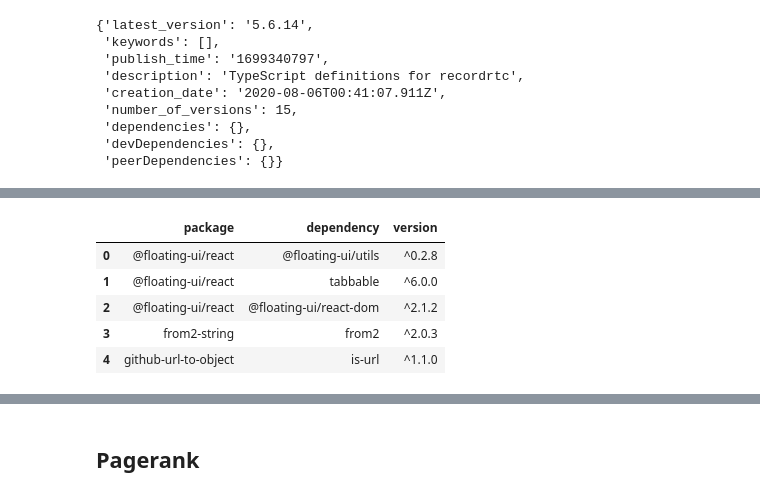
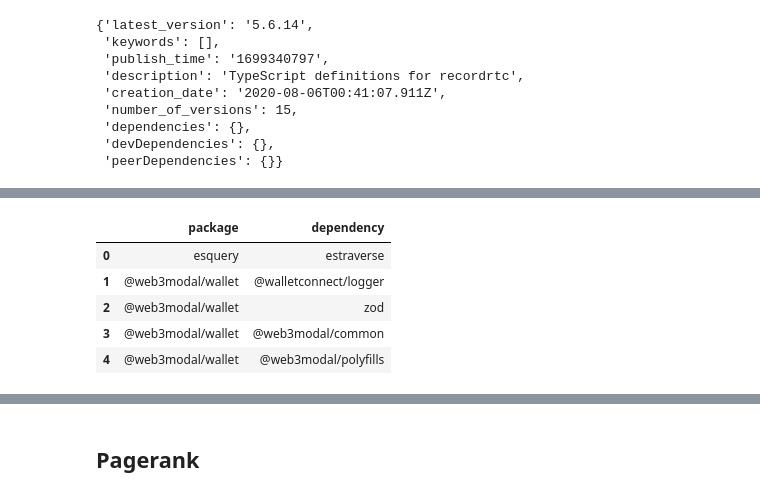
Before and after one commit to rahul0299/graphml-package-dependency-recommendation, a Jupyter notebook: dataset_builder.ipynb, the cells around one changed output, grey strips where cells are left out. Drawn from its saved outputs; the diff is of its cells as text; code cells hidden in the pictures.

```diff
--- a/dataset_builder.ipynb
+++ b/dataset_builder.ipynb
@@ -312,7 +264,0 @@ def get_all_time_download_counts_bulk(packages, format="%Y-%m-%d"):
-# %%
-with ThreadPoolExecutor(max_workers=5) as executor:
-    futures = { executor.submit(get_all_time_download_counts_bulk, chunk): chunk for chunk in chunks }
-
-    for future in tqdm(as_completed(futures), total=len(futures), desc="Getting download counts for unscoped packages"):
-        for package, count in future.result().items():
-            feats[package]["download_count"] = count
@@ -389,0 +373,2 @@ with open("./dataset/package-features.json", mode="w") as file:
+# %%
+update_download_counts(feats)
@@ -397,0 +391,5 @@ def save_dataset(features, edges, feature_filename="./dataset/package-features.j
+# %%
+def load_dataset(feature_filename="./dataset/package-features.json", edges_filename="./dataset/dep-graph.json"):
+    feats = json.load(open(feature_filename, "r"))
+    edges = json.load(open(edges_filename, "r"))
+    return feats, edges
@@ -397,0 +404,2 @@ def save_dataset(features, edges, feature_filename="./dataset/package-features.j
+# %%
+feats, graph = load_dataset()
@@ -404,21 +414,21 @@ print(len(graph.keys()))
 # %%
 edges = []
 
 for package, deps in graph.items():
     if len(deps) > 0:
-        for dep, version in deps.items():
-            edges.append((package, dep, version))
+        for dep in deps:
+            edges.append((package, dep))
 
-headers = ['package', 'dependency', 'version']
+headers = ['package', 'dependency']
 df = pd.DataFrame(edges, columns=headers)
 df.head()
 # %% [output]
-|  | package | dependency | version |
-| 0 | @floating-ui/react | @floating-ui/utils | ^0.2.8 |
-| 1 | @floating-ui/react | tabbable | ^6.0.0 |
-| 2 | @floating-ui/react | @floating-ui/react-dom | ^2.1.2 |
-| 3 | from2-string | from2 | ^2.0.3 |
-| 4 | github-url-to-object | is-url | ^1.1.0 |
+|  | package | dependency |
+| 0 | esquery | estraverse |
+| 1 | @web3modal/wallet | @walletconnect/logger |
+| 2 | @web3modal/wallet | zod |
+| 3 | @web3modal/wallet | @web3modal/common |
+| 4 | @web3modal/wallet | @web3modal/polyfills |
 # %%
 len(df)
 # %% [output]
```
Also changed, not shown: parts of 54 cells of this notebook, 4 other files.
